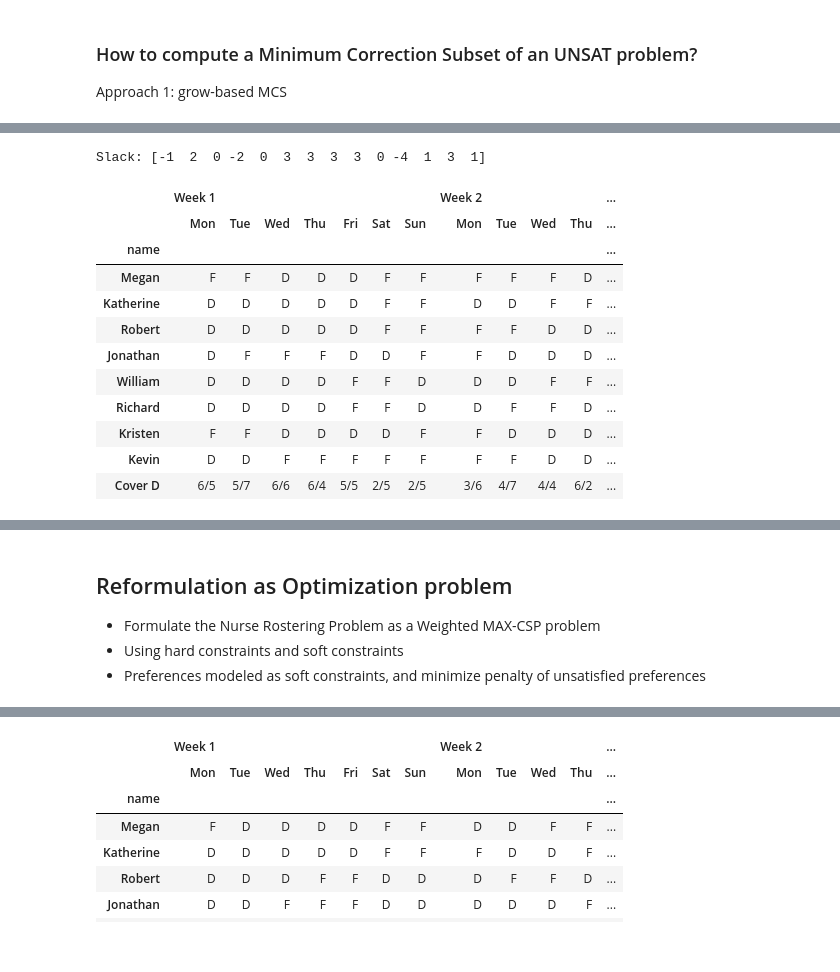
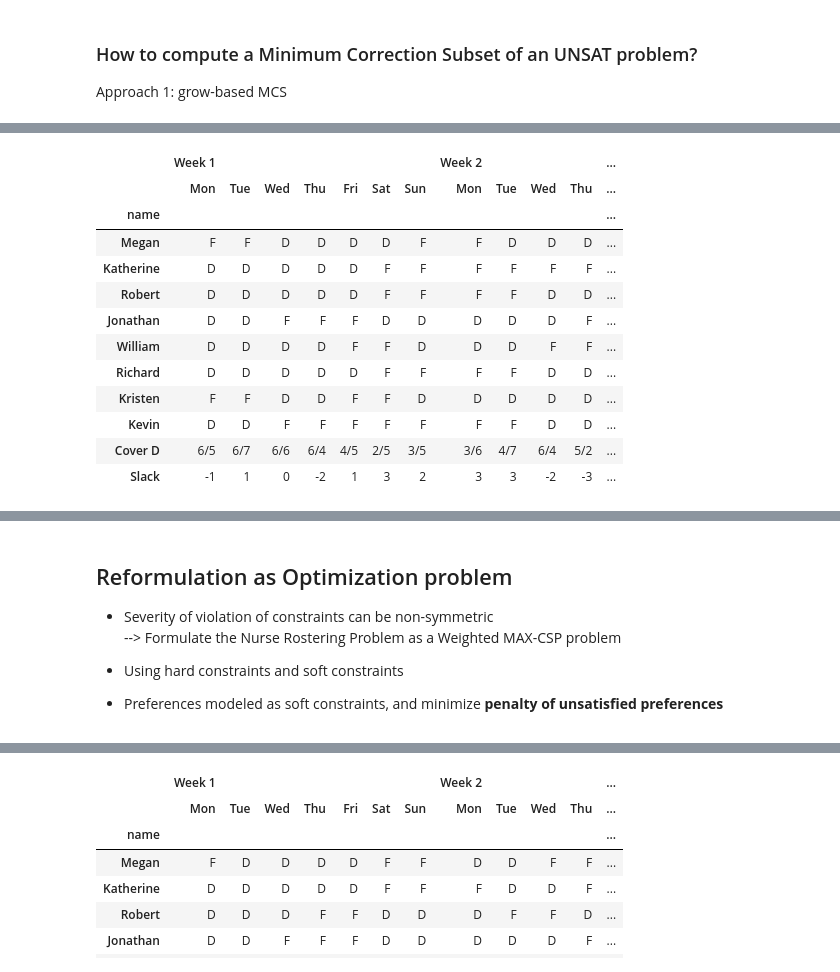
Before and after one commit to CPMpy/XCP-explain, a Jupyter notebook: hands-on-tutorial.ipynb, the cells around one changed output, grey strips where cells are left out. Saved outputs shown, nothing was run; the diff lists cells and outputs as text; code cells hidden in the pictures.

```diff
--- a/hands-on-tutorial.ipynb
+++ b/hands-on-tutorial.ipynb
@@ -463,11 +454,11 @@ CPMpy implements an incremental version of this, using assumption variables
 # %%
 from cpmpy.tools.mus import mus
 
-subset = mus(model.constraints)
+solver = "ortools"
+subset = mus(model.constraints, solver=solver)
 
 print("Length of MUS:", len(subset))
-for cons in subset:
-    print("-", cons)
+for cons in subset: print("-", cons)
 # %% [output]
 Length of MUS: 11
 - Kevin requests to work shift D on Sun 2
@@ -573,7 +569,7 @@ Compute the **smallest** incrementally!
 # %%
 from explanations.subset import smus
 
-small_subset = smus(model.constraints, hs_solver="ortools")  #"gurobi")
+small_subset = smus(model.constraints, solver="exact", hs_solver="gurobi")  #"gurobi")
 
 print("Length of sMUS:", len(small_subset))
 for cons in small_subset:
@@ -907,14 +906,26 @@ visualize(nurse_view.value(), factory)
 Minimal Correction Subset (MCS) is complement of Maximal Satisfiable Subset (MSS)
 
 Finding an MSS = finding an unweighted MAX-CSP solution, maximize sum of constraints
+# %%
+def partition_csp(constraints):
+
+    assump = cp.boolvar(shape=len(constraints))
+
+    maxsat_model = cp.Model(assump.implies(constraints))
+    maxsat_model.maximize(cp.sum(assump))
+
+    assert maxsat_model.solve()
+
+    mss = [c for a,c in zip(assump, constraints) if a.value() is True]
+    mcs = [c for a,c in zip(assump, constraints) if a.value() is False]
+
+    return mss, mcs
 # %%
-from explanations.subset import optimal_mcs
-
-corr_subset = optimal_mcs(model.constraints)
+mss, mcs = partition_csp(constraints)
 
 print("By removing these constraints, the model becomes SAT:")
-for cons in corr_subset: print(cons)
+for cons in mcs: print("-",cons)
 
-visualize_constraints(corr_subset, nurse_view, factory)
+visualize_constraints(mcs, nurse_view, factory)
 # %% [output]
 By removing these constraints, the model becomes SAT:
@@ -991,25 +1010,25 @@ for _, cover in factory.data.cover.iterrows():
     expr = nb_nurses == requirement-slack_view[day]
 # %%
 slack_model, slack_nurse_view, slack_view = factory.get_slack_model()  # CMPpy Model
+assert slack_model.solve()
 
-slack_model.solve()
-print("Slack:", slack_view.value())
-
-visualize(slack_nurse_view.value(), factory)
+style = visualize(slack_nurse_view.value(), factory)
+style.data.loc["Slack"] = list(slack_view.value()) + [" "]
+display(style)
 # %% [output]
-Slack: [-1  2  0 -2  0  3  3  3  3  0 -4  1  3  1]
 |  | Week 1 |  |  |  |  |  |  | Week 2 |  |  |  | ... |
 |  | Mon | Tue | Wed | Thu | Fri | Sat | Sun | Mon | Tue | Wed | Thu | ... |
 | name |  |  |  |  |  |  |  |  |  |  |  | ... |
-| Megan | F | F | D | D | D | F | F | F | F | F | D | ... |
-| Katherine | D | D | D | D | D | F | F | D | D | F | F | ... |
+| Megan | F | F | D | D | D | D | F | F | D | D | D | ... |
+| Katherine | D | D | D | D | D | F | F | F | F | F | F | ... |
 | Robert | D | D | D | D | D | F | F | F | F | D | D | ... |
-| Jonathan | D | F | F | F | D | D | F | F | D | D | D | ... |
+| Jonathan | D | D | F | F | F | D | D | D | D | D | F | ... |
 | William | D | D | D | D | F | F | D | D | D | F | F | ... |
-| Richard | D | D | D | D | F | F | D | D | F | F | D | ... |
-| Kristen | F | F | D | D | D | D | F | F | D | D | D | ... |
+| Richard | D | D | D | D | D | F | F | F | F | D | D | ... |
+| Kristen | F | F | D | D | F | F | D | D | D | D | D | ... |
 | Kevin | D | D | F | F | F | F | F | F | F | D | D | ... |
-| Cover D | 6/5 | 5/7 | 6/6 | 6/4 | 5/5 | 2/5 | 2/5 | 3/6 | 4/7 | 4/4 | 6/2 | ... |
+| Cover D | 6/5 | 6/7 | 6/6 | 6/4 | 4/5 | 2/5 | 3/5 | 3/6 | 4/7 | 6/4 | 5/2 | ... |
+| Slack | -1 | 1 | 0 | -2 | 1 | 3 | 2 | 3 | 3 | -2 | -3 | ... |
 # %% [markdown]
 ## Hands-on Explainable Constraint Programming (XCP)
 
@@ -1027,9 +1046,11 @@ Slack: [-1  2  0 -2  0  3  3  3  3  0 -4  1  3  1]
 # %% [markdown]
 ## Reformulation as Optimization problem
 
-- Formulate the Nurse Rostering Problem as a Weighted MAX-CSP problem
+- Severity of violation of constraints can be non-symmetric <br>
+    --> Formulate the Nurse Rostering Problem as a Weighted MAX-CSP problem
+
 - Using hard constraints and soft constraints
-- Preferences modeled as soft constraints, and minimize penalty of unsatisfied preferences
+- Preferences modeled as soft constraints, and minimize **penalty of unsatisfied preferences**
 # %%
 model, nurse_view = factory.get_full_model()
 assert model.solve()
```
Also changed, not shown: parts of 34 cells of this notebook.
